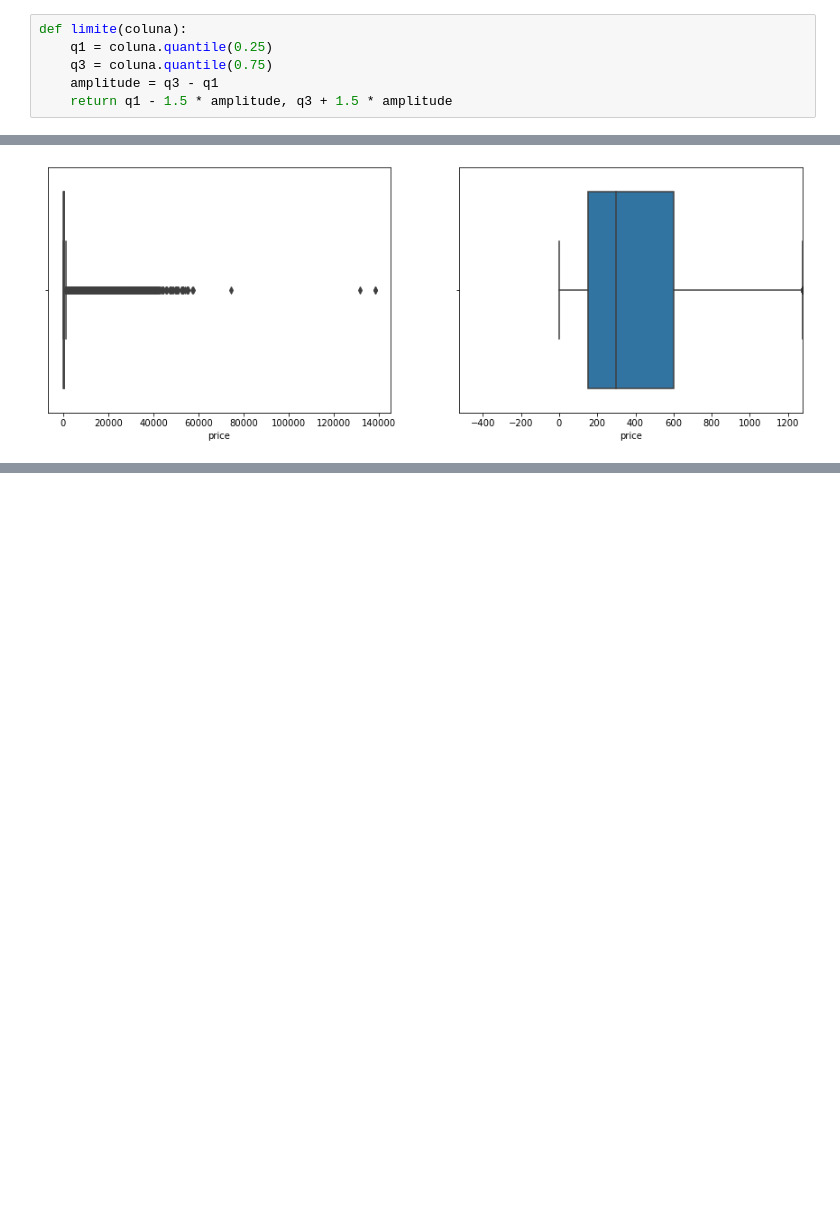
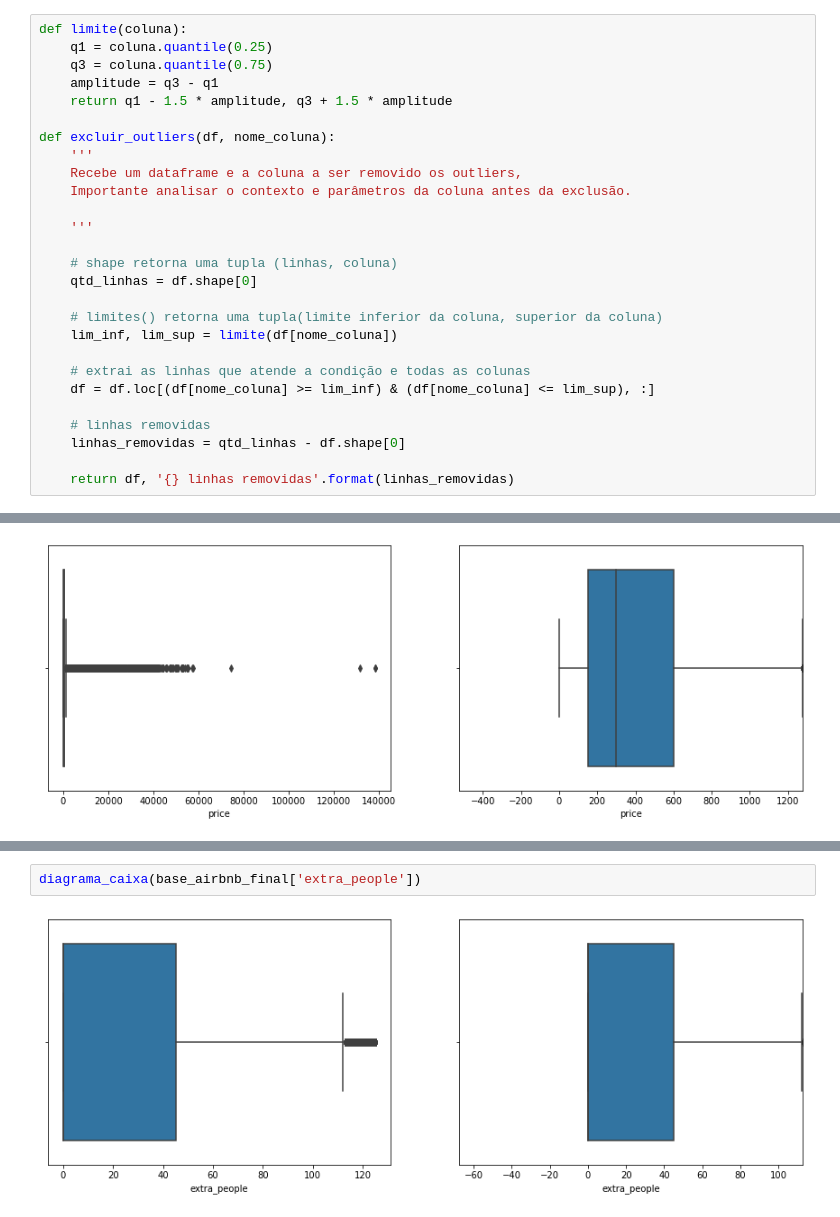
Before and after one commit to AlbertoFAraujo/Py_ML_Airbnb_RJ, a Jupyter notebook: DataScience-Airbnb.ipynb, the cells around one changed output, grey strips where cells are left out. Cells and saved outputs as stored; diff of their text form; blank space fills up the shorter version.

```diff
--- a/DataScience-Airbnb.ipynb
+++ b/DataScience-Airbnb.ipynb
@@ -306,6 +306,27 @@ def limite(coluna):
     q3 = coluna.quantile(0.75)
     amplitude = q3 - q1
     return q1 - 1.5 * amplitude, q3 + 1.5 * amplitude
+
+def excluir_outliers(df, nome_coluna):
+    '''
+    Recebe um dataframe e a coluna a ser removido os outliers,
+    Importante analisar o contexto e parâmetros da coluna antes da exclusão.
+
+    '''
+
+    # shape retorna uma tupla (linhas, coluna)
+    qtd_linhas = df.shape[0]
+
+    # limites() retorna uma tupla(limite inferior da coluna, superior da coluna)
+    lim_inf, lim_sup = limite(df[nome_coluna])
+
+    # extrai as linhas que atende a condição e todas as colunas
+    df = df.loc[(df[nome_coluna] >= lim_inf) & (df[nome_coluna] <= lim_sup), :]
+
+    # linhas removidas
+    linhas_removidas = qtd_linhas - df.shape[0]
+
+    return df, '{} linhas removidas'.format(linhas_removidas)
 # %%
 print(limite(base_airbnb_final['price']))
 print(limite(base_airbnb_final['bedrooms']))
@@ -377,0 +419,4 @@ limite(base_airbnb_final['price'])
+# %%
+diagrama_caixa(base_airbnb_final['extra_people'])
+# %% [output]
+[figure, added]
```
Also changed, not shown: parts of 21 cells of this notebook.
